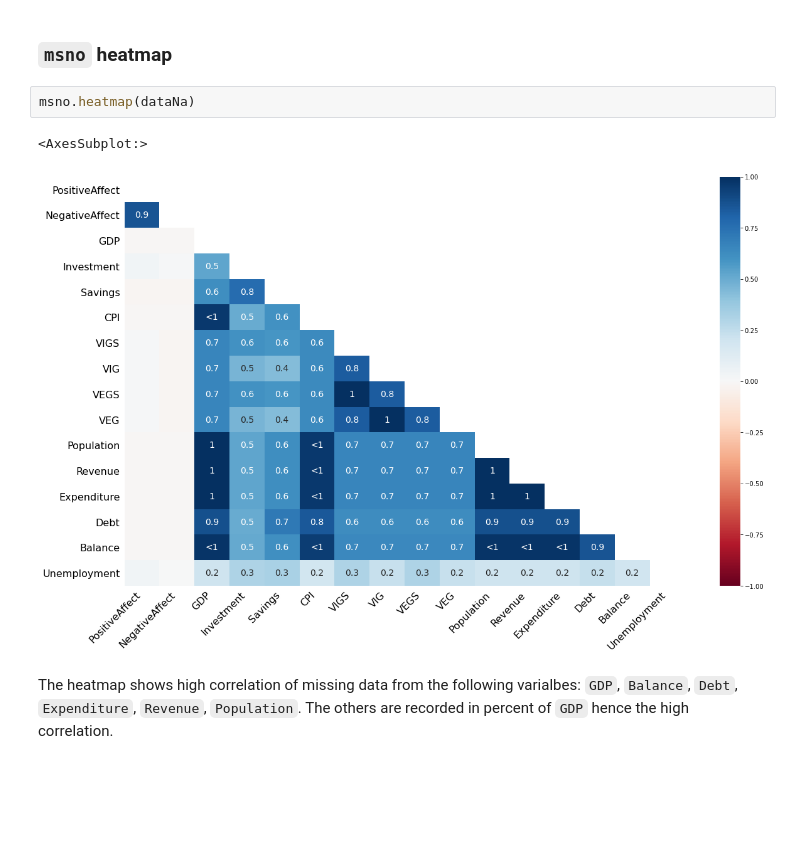
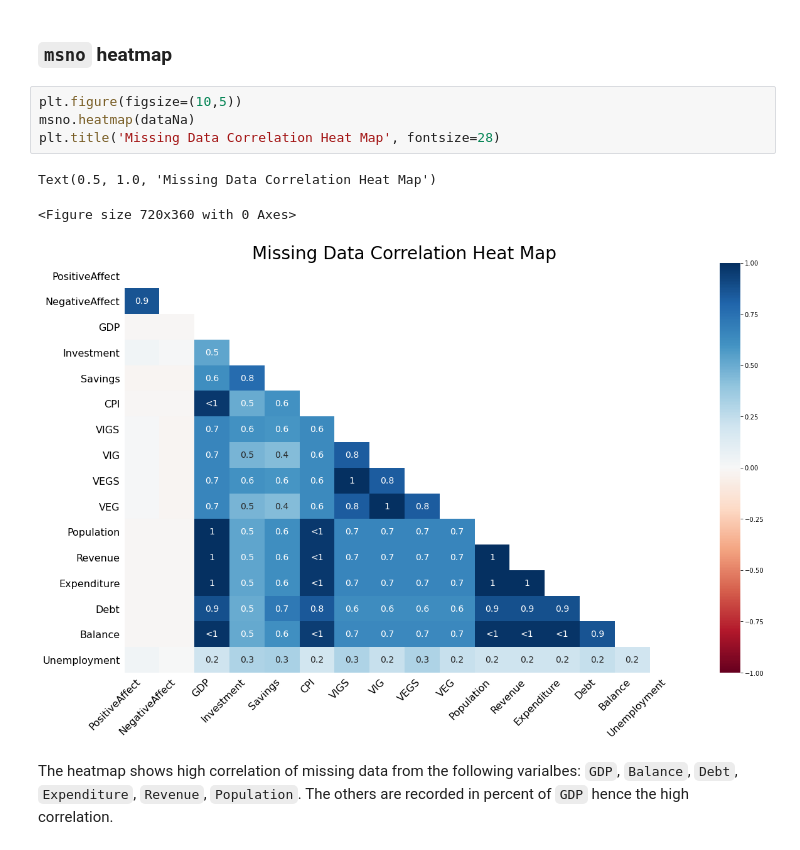
Before and after one commit to cskang3627/happiness, a Jupyter notebook: FinalProjectGroup_Sp23_The_Group.ipynb, the cells around one changed output. Cells and saved outputs as stored; diff of their text form; blank space fills up the shorter version.

```diff
--- a/FinalProjectGroup_Sp23_The_Group.ipynb
+++ b/FinalProjectGroup_Sp23_The_Group.ipynb
@@ -400,11 +402,14 @@ msno.bar(dataNa, labels=True)
 `Unemployment` variable reports relatively high number of missing values.
 # %% [markdown]
 ### `msno` heatmap
-# %%
-msno.heatmap(dataNa)
-# %% [output]
-<AxesSubplot:>
-[figure, removed]
+# %%
+plt.figure(figsize=(10,5))
+msno.heatmap(dataNa)
+plt.title('Missing Data Correlation Heat Map', fontsize=28)
+# %% [output]
+Text(0.5, 1.0, 'Missing Data Correlation Heat Map')
+<Figure size 720x360 with 0 Axes>
+[figure, added]
 # %% [markdown]
 The heatmap shows high correlation of missing data from the following varialbes: `GDP`, `Balance`, `Debt`, `Expenditure`, `Revenue`, `Population`. The others are recorded in percent of `GDP` hence the high correlation.
 # %%
```
Also changed, not shown: parts of 7 cells of this notebook.
